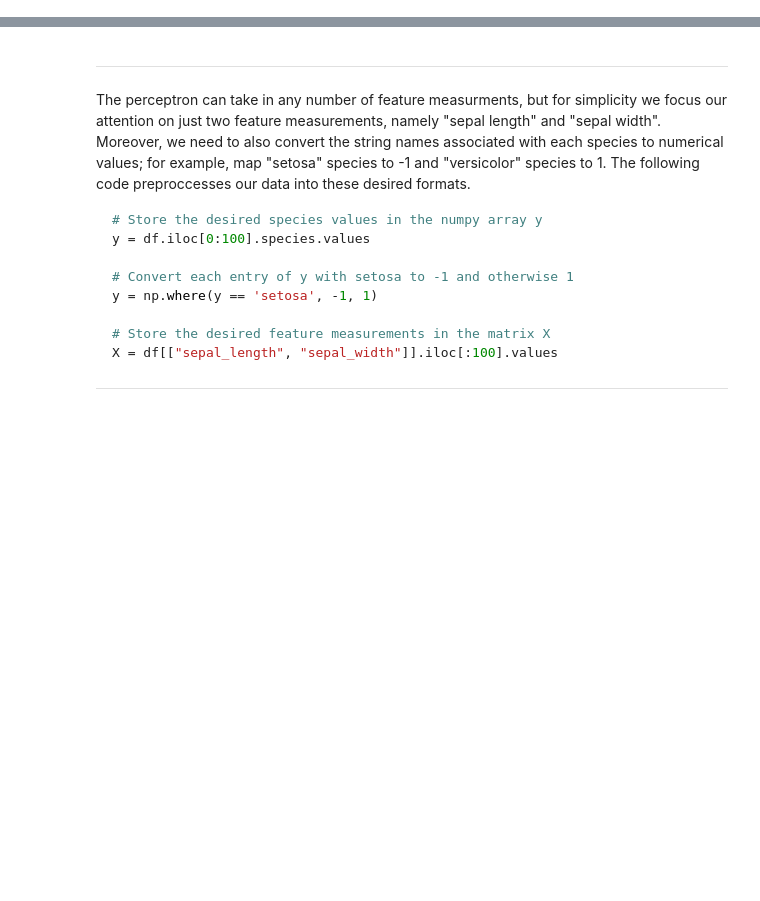
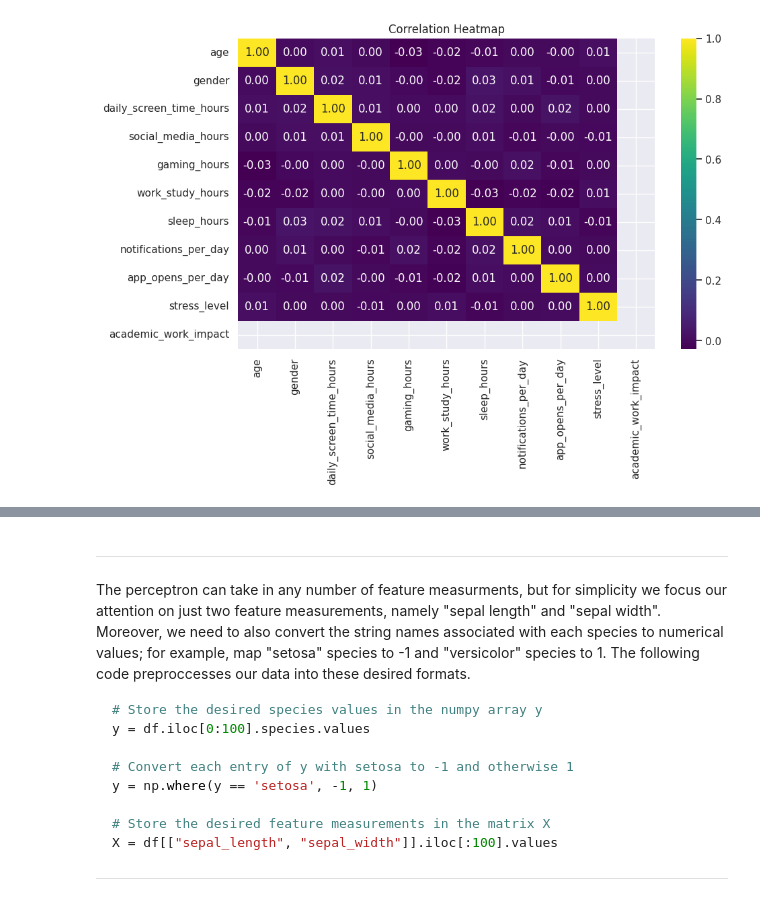
Before and after one commit to ccarr-x/CMOR-438-SP-2026, a Jupyter notebook: Supervised_Learning/The_Perceptron.ipynb, the cells around one changed output, grey strips where cells are left out. Cells and saved outputs as stored; diff of their text form; code cells hidden in the pictures; blank space fills up the shorter version.

```diff
--- a/Supervised_Learning/The_Perceptron.ipynb
+++ b/Supervised_Learning/The_Perceptron.ipynb
@@ -57,0 +96,14 @@ df.iloc[:100]
+# %%
+# Convert categorical variables to numerical
+#   Gender: Female(0), Male(1)
+df['gender'] = [1 if gender == 'Male' else 0 for gender in df['gender']]
+df.head()
+
+# Correlation Heatmap
+corr_map = df.corr()
+plt.figure(figsize=(10, 6))
+sns.heatmap(corr_map, annot=True, cmap='viridis', fmt='.2f')
+plt.title('Correlation Heatmap')
+plt.show()
+# %% [output]
+[figure, added]
```
Also changed, not shown: parts of 9 cells of this notebook.
